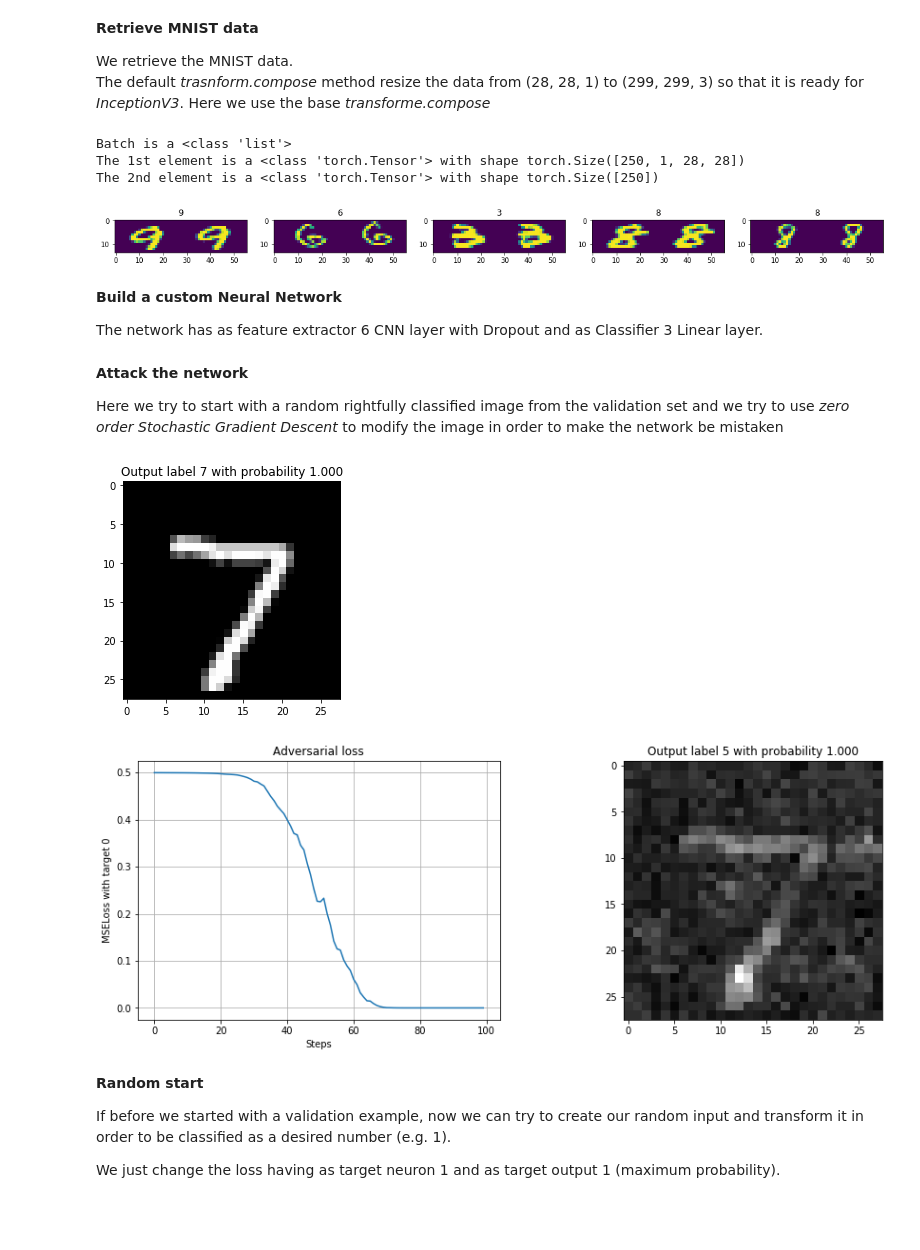
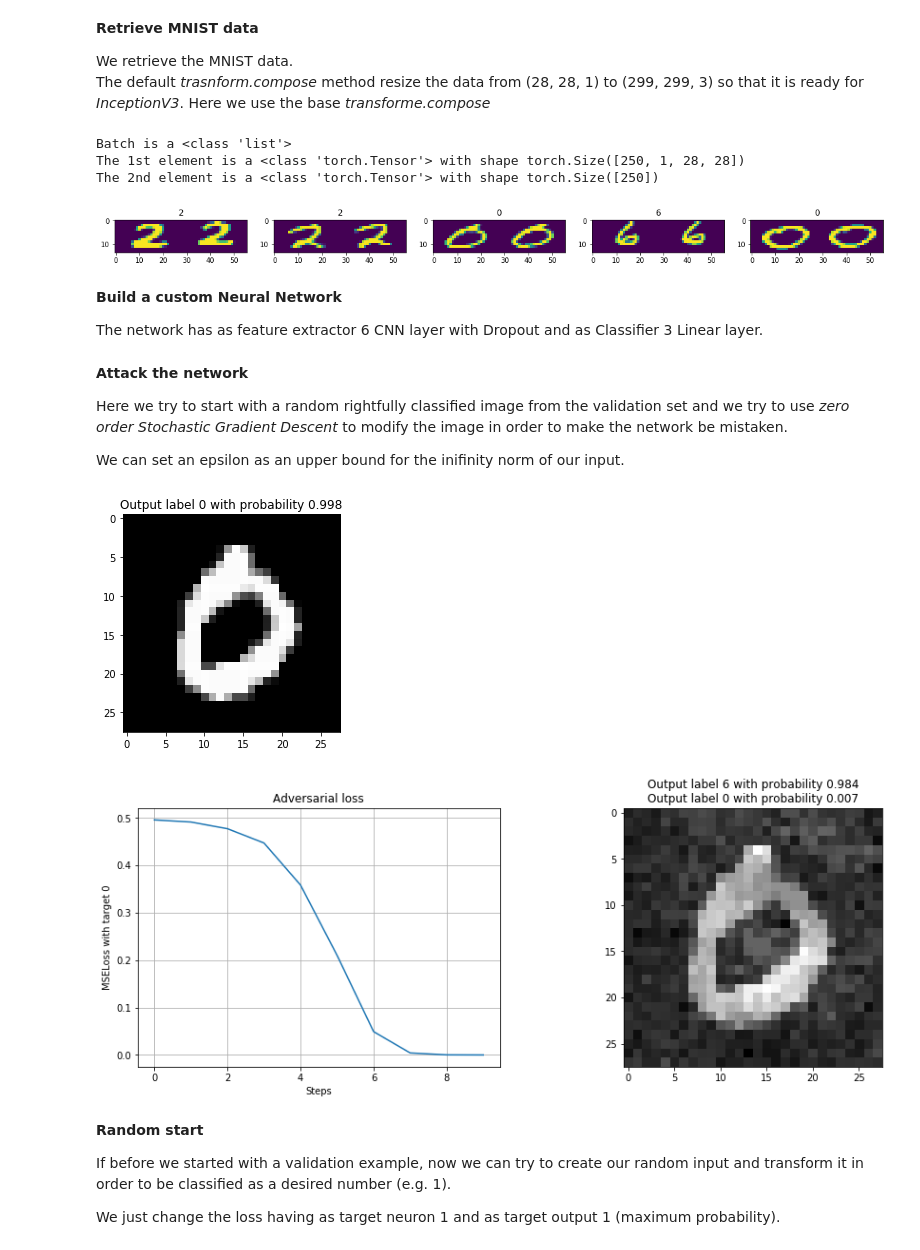
Before and after one commit to f-grimaldi/AdvAttack, a Jupyter notebook: AttackMNIST.ipynb, the cells around one changed output. Saved outputs shown, nothing was run; the diff lists cells and outputs as text; code cells hidden in the pictures; blank space fills up the shorter version.

```diff
--- a/AttackMNIST.ipynb
+++ b/AttackMNIST.ipynb
@@ -27,7 +32,7 @@ from torch import nn, optim
 We retrieve the MNIST data. <br>
 The default *trasnform.compose* method resize the data from (28, 28, 1) to (299, 299, 3) so that it is ready for *InceptionV3*. Here we use the base *transforme.compose*
 # %%
-base_transform = transforms.Compose([transforms.ToTensor(), transforms.Normalize((0.1307,), (0.3081,))])
+base_transform = transforms.Compose([transforms.ToTensor()])
 # %%
 DataLoader = mnist.MNIST(transform=base_transform)
 train, test = DataLoader.get_dataloader(batch_size=250, num_workers=0)
@@ -36,7 +41,7 @@ DataLoader.get_info()
 Batch is a <class 'list'>
 The 1st element is a <class 'torch.Tensor'> with shape torch.Size([250, 1, 28, 28])
 The 2nd element is a <class 'torch.Tensor'> with shape torch.Size([250])
-[figure, old version]
+[figure, new version]
 # %% [markdown]
 **Build a custom Neural Network**
 
@@ -112,8 +115,10 @@ loss_fn = nn.CrossEntropyLoss()
 # %%
 import time
 try:
-    net = torch.load('../models/mnistBase.pth')
+    net = torch.load('../models/mnistBaseV2.pth')
 except:
+    optimizer = optim.Adam(net.parameters(), lr = 0.0001)
+    loss_fn = nn.CrossEntropyLoss()
     for ep in range(5):
         loss, acc = train_step(train, loss_fn, optimizer)
         time.sleep(0.2)
@@ -124,52 +129,61 @@ except:
         print('Valid loss:{:.4f}\t Valid Accuracy:{:.3f}'.format(loss_val, acc_val))
         time.sleep(0.2)
     try:
-        torch.save(net, '../models/mnistBase.pth')
+        torch.save(net, '../models/mnistBaseV2.pth')
     except:
         pass
 # %% [markdown]
 **Attack the network**
 
-Here we try to start with a random rightfully classified image from the validation set and we try to use *zero order Stochastic Gradient Descent* to modify the image in order to make the network be mistaken
+Here we try to start with a random rightfully classified image from the validation set and we try to use *zero order Stochastic Gradient Descent* to modify the image in order to make the network be mistaken.
+
+We can set an epsilon as an upper bound for the inifinity norm of our input.
 # %%
 for batch in test:
     X, y = batch[0].to(device), batch[1].to(device)
     break
 
 net.eval()
-img = X[0].cpu().numpy()
-out = nn.Softmax(dim=1)(net(X[0].reshape(1, 1, 28, 28)))
+img = X[3].cpu().numpy()
+out = nn.Softmax(dim=1)(net(X[3].reshape(1, 1, 28, 28)))
 plt.imshow(np.transpose(img, (1, 2, 0)).reshape(28, 28), cmap='gray')
-plt.title('Output label {} with probability {:.3f}'.format(torch.argmax(out).item(), float(out[0, 7])))
+original_label = torch.argmax(out).item()
+plt.title('Output label {} with probability {:.3f}'.format(original_label, float(out[0, original_label])))
 plt.show()
 # %% [output]
-[figure, old version]
+[figure, new version]
 # %%
 ### Define our custom loss function and call the optimizer
-adv_loss = customLoss.SpecificSoftmaxMSE(neuron=7, y_true=0)
-adv_optimizer = zeroOptim.ZeroSGD(net, adv_loss, 'cpu')
+adv_loss = customLoss.SpecificSoftmaxMSE(neuron=0, y_true=0)
+adv_optimizer = zeroOptim.ZeroSGD(net, adv_loss, 'cuda')
 ### Run the optimizer
-EPOCH = 100
-x, loss, outs = adv_optimizer.run(X[0],
-                                  v=1, mk=[100]*EPOCH, ak=[1.2]*EPOCH, epsilon=0.1,
-                                  max_steps=EPOCH, verbose=0, additional_out = False)
+EPOCH = 1000
+x, loss, outs = adv_optimizer.run(X[3],
+                                  v=0.2,
+                                  mk=[600]*EPOCH,
+                                  ak=[0.8]*EPOCH,
+                                  stop_criterion = 1e-4,
+                                  epsilon=0.35,
+                                  max_steps=EPOCH,
+                                  verbose=0,
+                                  additional_out = False)
 
 out = nn.Softmax(dim=1)(net(x.reshape(1, 1, 28, 28)))
 label = torch.argmax(out).item()
 img = x.detach().cpu().numpy()
 
 ### Display results
 fig, ax = plt.subplots(1, 2, figsize=(15, 5))
 ax[0].plot(loss)
 ax[0].set_title('Adversarial loss')
 ax[0].set_ylabel('MSELoss with target 0')
 ax[0].set_xlabel('Steps')
 ax[0].grid()
 ax[1].imshow(img.reshape(28, 28), cmap='gray')
-ax[1].set_title('Output label {} with probability {:.3f}'.format(label, float(out[0, label])))
+ax[1].set_title('Output label {} with probability {:.3f}\nOutput label {} with probability {:.3f}'.format(label, float(out[0, label]), original_label, float(out[0, original_label])))
 plt.show()
 # %% [output]
-[figure, old version]
+[figure, new version]
 # %% [markdown]
 **Random start**
 
```
Also changed, not shown: parts of 9 cells of this notebook, 4 other files.
